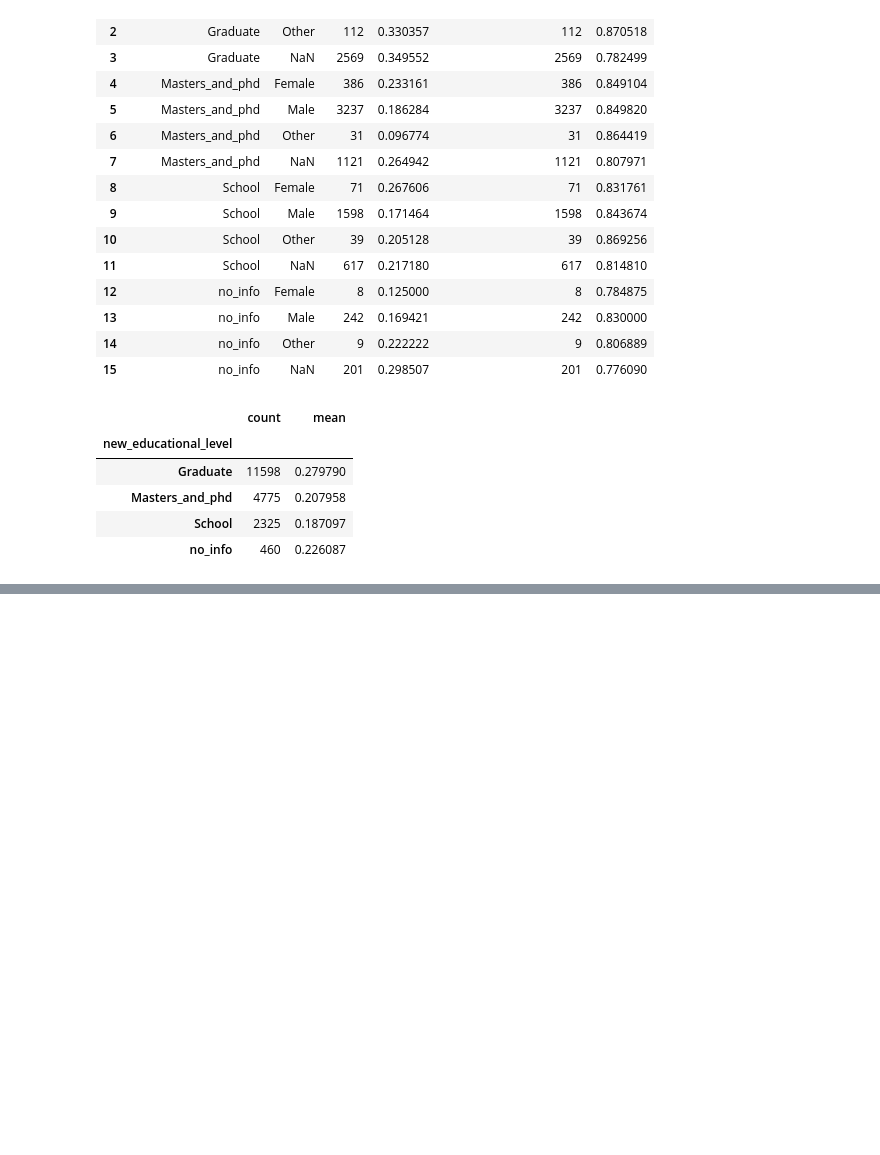
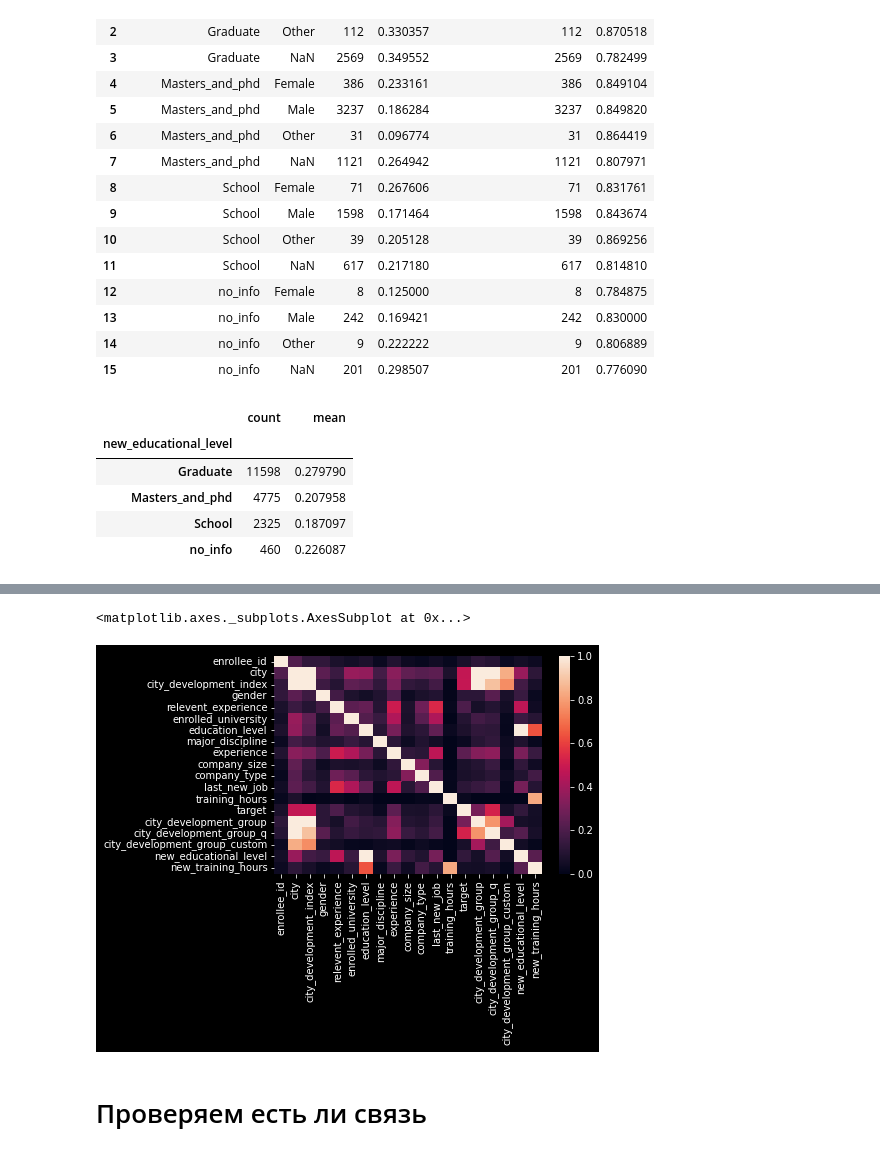
Before and after one commit to probabylity/learning, a Jupyter notebook: pandas_crash.ipynb, the cells around one changed output, grey strips where cells are left out. Cells and saved outputs as stored; diff of their text form; code cells hidden in the pictures; blank space fills up the shorter version.

```diff
--- a/pandas_crash.ipynb
+++ b/pandas_crash.ipynb
@@ -438,0 +502,2 @@ df.groupby('new_educational_level',dropna=False)['target'].agg(['count','mean'])
+# %%
+phik_overview = df.phik_matrix()
@@ -438,0 +529,7 @@ df.groupby('new_educational_level',dropna=False)['target'].agg(['count','mean'])
+# %%
+sns.heatmap(phik_overview)
+# %% [output]
+<matplotlib.axes._subplots.AxesSubplot at 0x...>
+[figure, added]
+# %% [markdown]
+# Проверяем есть ли связь
```
Also changed, not shown: parts of 43 cells of this notebook.
